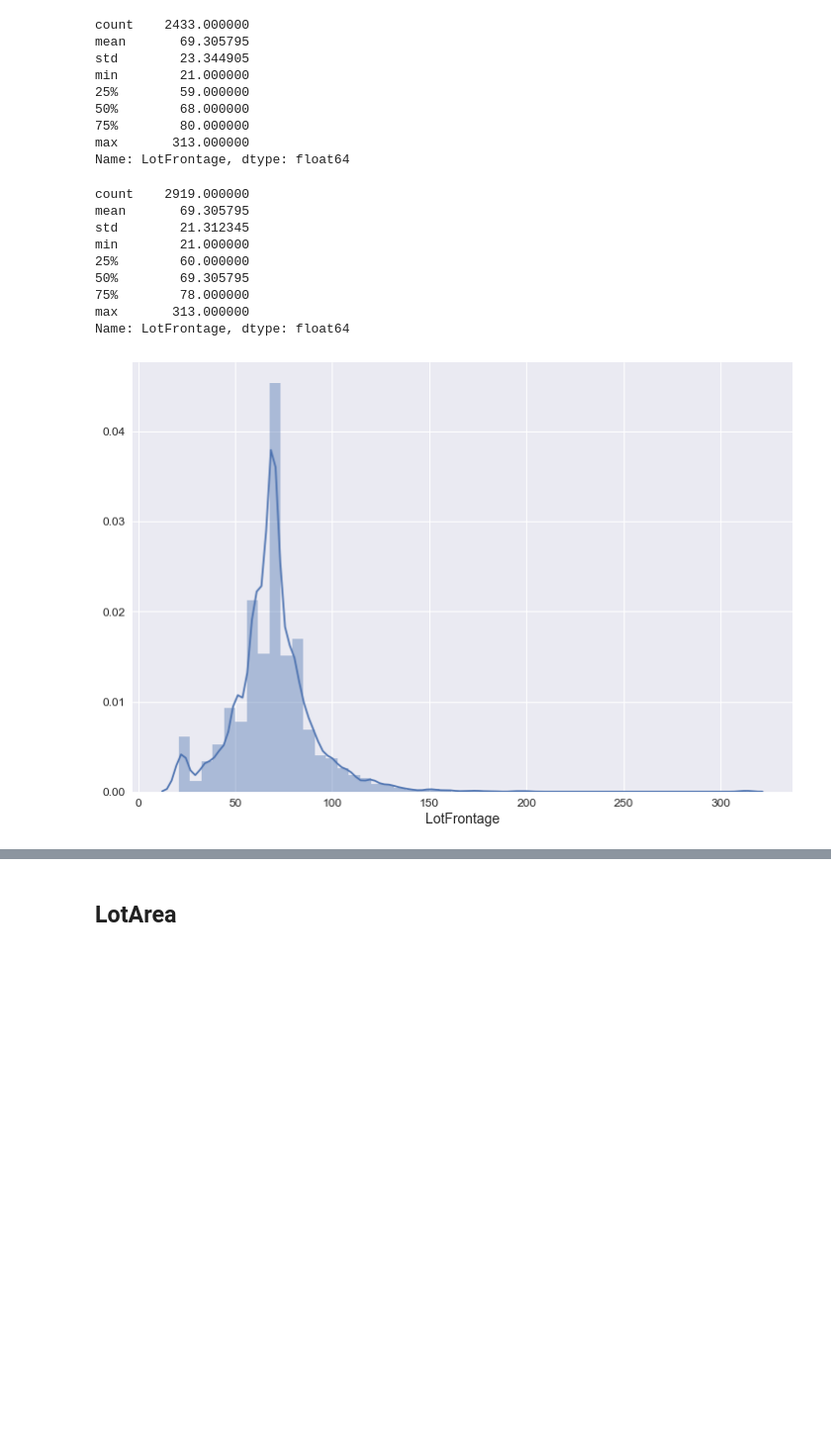
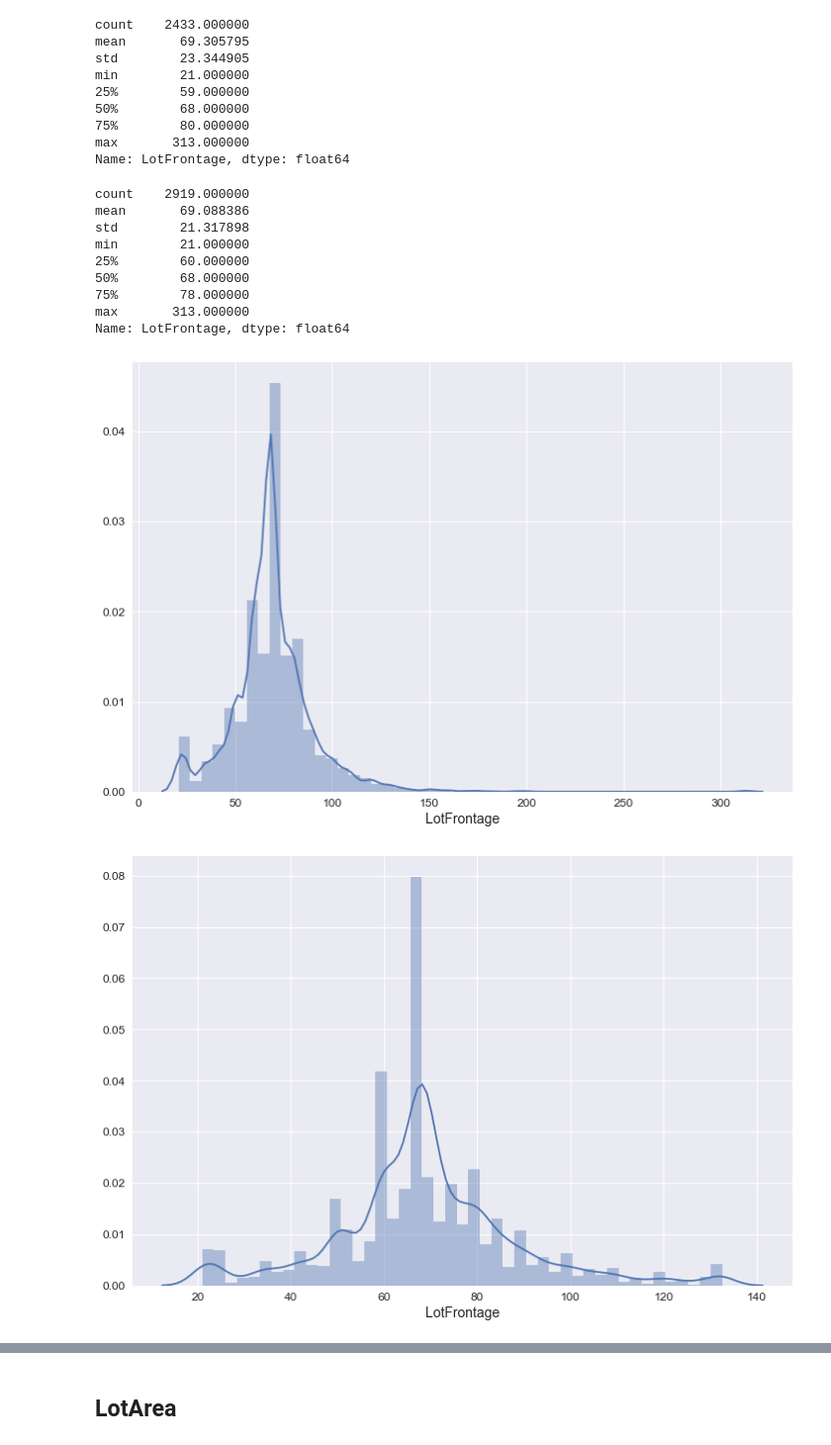
Before and after one commit to dsnair/Ames_Housing_Data, a Jupyter notebook: feature_engineering/feature_engineering.ipynb, the cells around one changed output, grey strips where cells are left out. Shown at 99% size. Drawn from its saved outputs; the diff is of its cells as text; code cells hidden in the pictures; blank space fills up the shorter version.

```diff
--- a/feature_engineering/feature_engineering.ipynb
+++ b/feature_engineering/feature_engineering.ipynb
@@ -11,10 +17,10 @@ sns.set(style="darkgrid",
 # %%
-train = pd.read_csv("../data/train.csv")
-test = pd.read_csv("../data/test.csv")
-data = pd.concat([train, test])
+tr = pd.read_csv("../data/train.csv")
+te = pd.read_csv("../data/test.csv")
+data = pd.concat([tr, te])
 
-print train.shape
-print test.shape
+print tr.shape
+print te.shape
 print data.shape
 # %% [output]
 (1460, 81)
@@ -48,9 +54,10 @@ sns.countplot(x="MSSubClass", data=data, palette=sns.color_palette("Blues", 1));
 # %% [markdown]
 MSSubClass is categorical, though it is coded as numeric. Combine all the 1 and 1.5 story dwelling types as 1, 2 and 2.5 story types as 2, and the rest as 0.
 # %%
-MSSubClass = data["MSSubClass"].replace([20, 30, 40, 45, 50, 120, 150], 1) \
-.replace([60, 70, 75, 160], 2) \
-.replace([80, 85, 90, 180, 190], 0)
+MSSubClass = data["MSSubClass"] \
+            .replace([20, 30, 40, 45, 50, 120, 150], 1) \
+            .replace([60, 70, 75, 160], 2) \
+            .replace([80, 85, 90, 180, 190], 0)
 # %%
 new = pd.DataFrame({"MSSubClass": MSSubClass})  # create new dataframe
 new["MSSubClass"].value_counts()
@@ -99,19 +106,26 @@ min        21.000000
 max       313.000000
 Name: LotFrontage, dtype: float64
 # %%
-new["LotFrontage"] = data["LotFrontage"].fillna(data["LotFrontage"].mean())
+new["LotFrontage"] = data["LotFrontage"].fillna(data["LotFrontage"].median())
 new["LotFrontage"].describe()
 # %% [output]
 count    2919.000000
-mean       69.305795
-std        21.312345
+mean       69.088386
+std        21.317898
 min        21.000000
 25%        60.000000
-50%        69.305795
+50%        68.000000
 75%        78.000000
 max       313.000000
 Name: LotFrontage, dtype: float64
 # %%
 sns.distplot(new["LotFrontage"]);
 # %% [output]
-[figure, old version]
+[figure, new version]
+# %%
+# Handle outliers
+lowerbound, upperbound = np.percentile(new["LotFrontage"], [1, 99])  # calculate 1st and 99th percentile
+new["LotFrontage"] = np.clip(new["LotFrontage"], upperbound, lowerbound)  # clip values outside these percentile range
+sns.distplot(new["LotFrontage"]);
+# %% [output]
+[figure, added]
```
Also changed, not shown: parts of 72 cells of this notebook.
